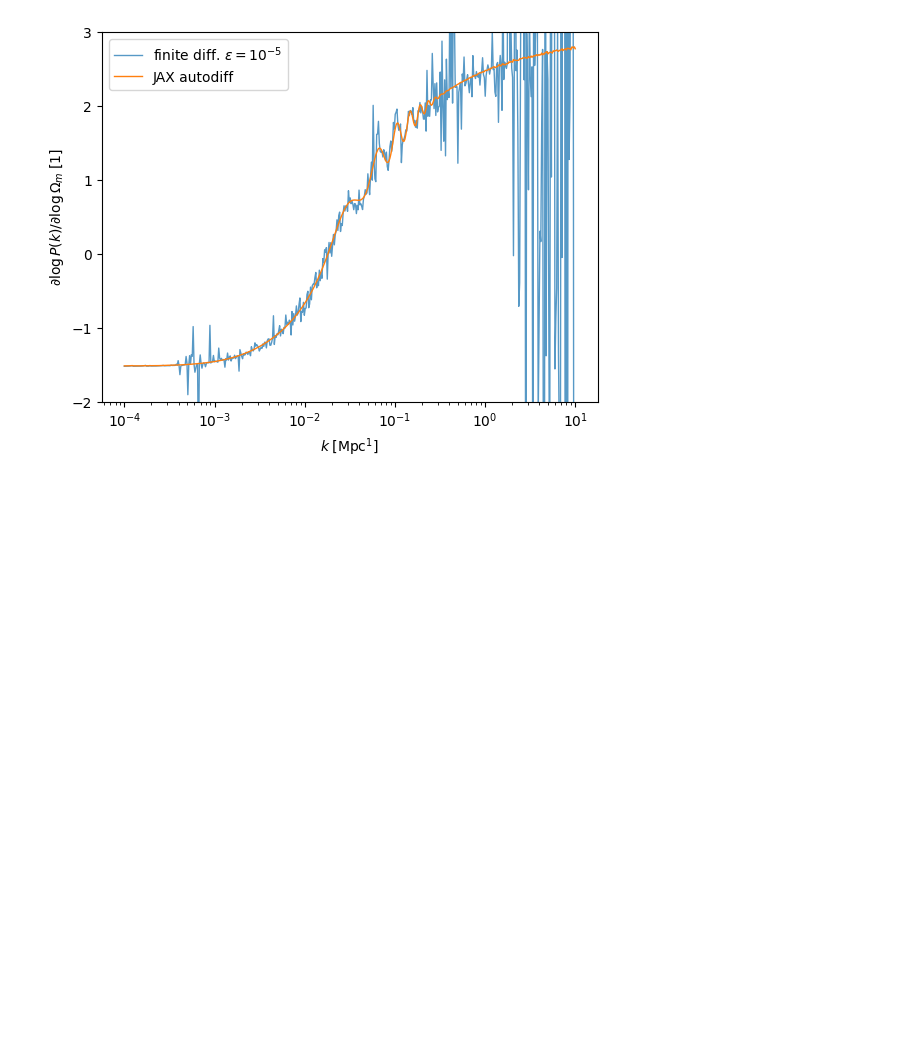
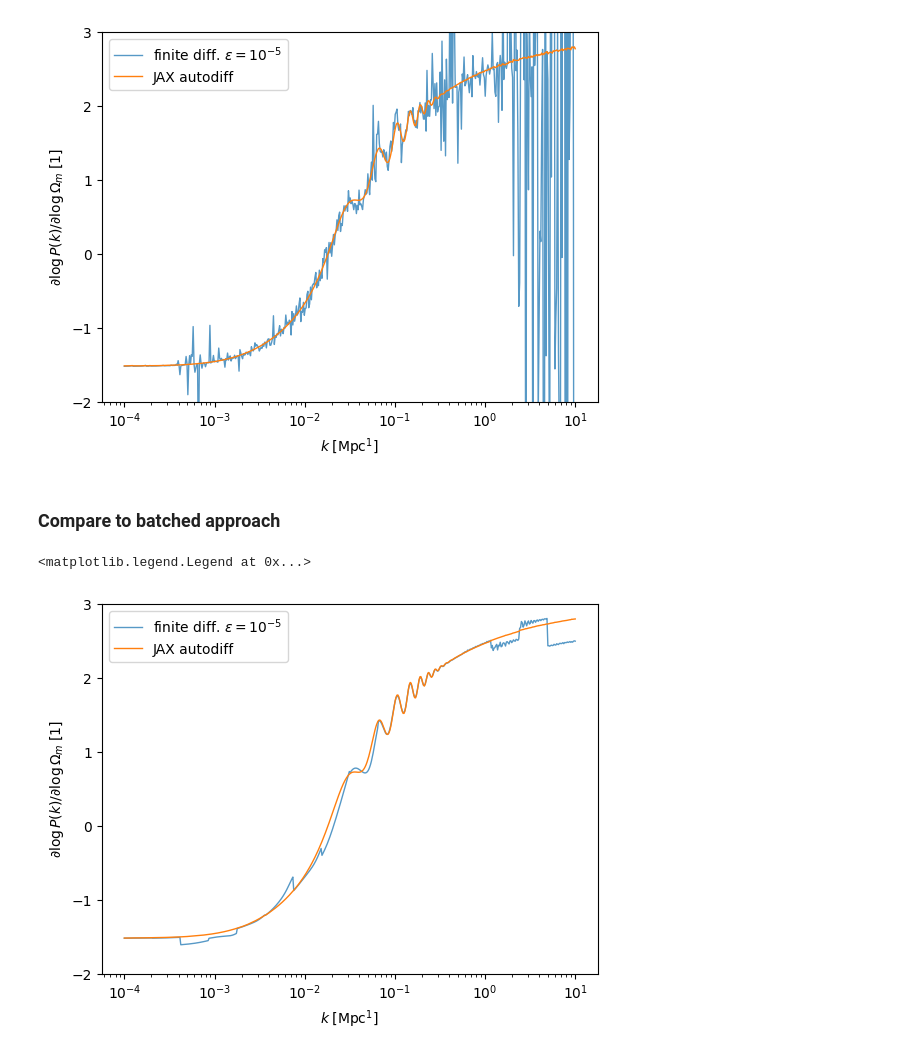
Before and after one commit to ohahn/DISCO-EB, a Jupyter notebook: notebooks/nb_minimal_example.ipynb, the cells around one changed output. Cells and saved outputs as stored; diff of their text form; code cells hidden in the pictures; blank space fills up the shorter version.

```diff
--- a/notebooks/nb_minimal_example.ipynb
+++ b/notebooks/nb_minimal_example.ipynb
@@ -200,3 +200,24 @@ ax.legend()
 # %% [output]
 <matplotlib.legend.Legend at 0x...>
 [figure]
+# %% [markdown]
+### Compare to batched approach
+# %%
+diff_matter_power = jax.jacfwd( compute_matter_power_batched )
+dPkm,_ = diff_matter_power( Omegam_fid )
+# %%
+# finite difference
+Pkm_plus,_  = compute_matter_power_batched( Omegam_fid + 1e-5 )
+Pkm_minus,_ = compute_matter_power_batched( Omegam_fid - 1e-5 )
+dPkm_fd1     = (jnp.log(Pkm_plus)-jnp.log(Pkm_minus))/2e-5
+# %%
+fig, ax = plt.subplots()
+ax.semilogx(kmodes, Omegam_fid * dPkm_fd1, label='finite diff. $\\epsilon=10^{-5}$', alpha=0.75, lw=1)
+ax.semilogx(kmodes, Omegam_fid * dPkm / Pkm, label='JAX autodiff', lw=1)
+ax.set_xlabel(r'$k\; [\text{Mpc}^{1}]$')
+ax.set_ylabel(r'$\partial \log P(k)/\partial \log \Omega_m\;[1]$')
+ax.set_ylim(-2,3)
+ax.legend()
+# %% [output]
+<matplotlib.legend.Legend at 0x...>
+[figure, added]
```
Also changed, not shown: parts of 4 cells of this notebook.
